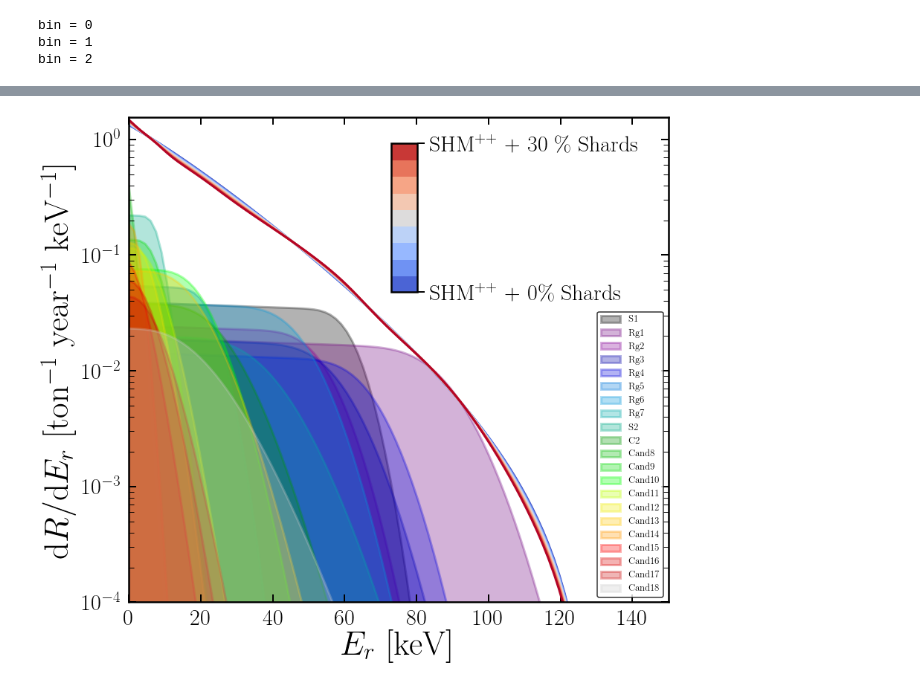
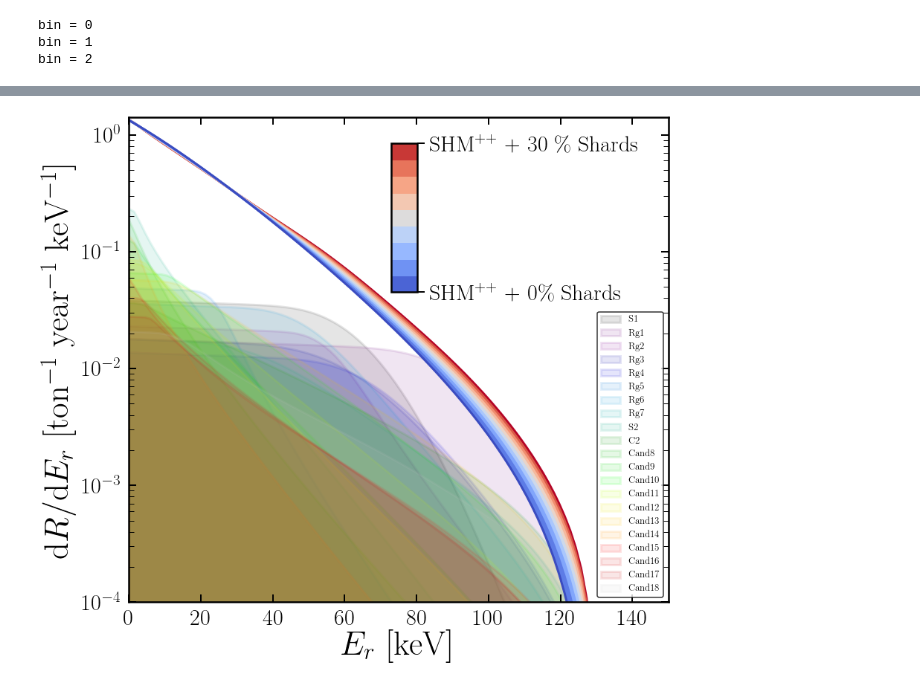
Before and after one commit to cajohare/DarkShards, a Jupyter notebook: code/PlotShards.ipynb, the cells around one changed output, grey strips where cells are left out. Cells and saved outputs as stored; diff of their text form; code cells hidden in the pictures.

```diff
--- a/code/PlotShards.ipynb
+++ b/code/PlotShards.ipynb
@@ -211,8 +228,8 @@ for i in range(0,nn):
             v[:,0] = vr[i]
             v[:,1] = vth[j]
             v[:,2] = vz
-            fv2_Iso[i,j] = trapz(VelocityDist_Isotropic(v,v_lab),vz)
-            fv2_Saus[i,j] = trapz(VelocityDist_Triaxial(v,v_lab),vz)
+            fv2_Iso[i,j] = trapz(VelocityDist_Isotropic(v,day),vz)
+            fv2_Saus[i,j] = trapz(VelocityDist_Triaxial(v,day,sig_beta),vz)
 
 fv2_Shards = zeros(shape=(nn,nn,nshards))
 for k in range(0,nshards):
@@ -228,7 +245,7 @@ for k in range(0,nshards):
                 v[:,0] = vr[i]
                 v[:,1] = vth[j]
                 v[:,2] = vz
-                fv2_Shards[i,j,k] = pops[k]*trapz(VelocityDist_3D(v,v_lab-v_s,sig_s),vz)
+                fv2_Shards[i,j,k] = pops[k]*trapz(VelocityDist_Triaxial(v,day,sig_s,v_shift=v_s),vz)
 # %%
 fig = plt.figure(figsize=(13,12))
 ax = fig.add_subplot(111)
@@ -667,13 +701,14 @@ def qhat(x):
     qhat[0,2] = x[0]
     return qhat
 
+v_lab = LabVelocitySimple(day)
 x_lab = -1.0*v_lab/sqrt(sum(v_lab**2.0))
 
 m_chi = 50.0
 sigma_p = 1.0e-45
 A = F19.MassNumber
 
-ne = 100
+ne = 300
 Evals = linspace(0.1,100.0,ne)
 xmin0 = zeros(shape=(ne,2))
 xmin_in = array([-0.05,4.4])
@@ -681,7 +716,7 @@ dth0 = zeros(shape=(ne))
 for i in range(0,ne):
     v_min = MinimumWIMPSpeed(Evals[i],A,m_chi)
     def fhat0(x):
-        return -1.0*fhat_Isotropic(v_min,qhat(x),v_lab)
+        return -1.0*fhat_Isotropic(v_min,qhat(x),day)
     if fhat0(xmin_in)==0.0:
         dth0[i] = 0.0
     else:
@@ -698,11 +733,11 @@ for j in range(0,n_xi):
     for i in range(0,ne):
         v_min = MinimumWIMPSpeed(Evals[i],A,m_chi)
         def fhat(x):
-            fhat = -1.0*(1-xi)*fhat_Isotropic(v_min,qhat(x),v_lab)
+            fhat = -1.0*(1-xi)*fhat_Isotropic(v_min,qhat(x),day)
             for k in range(0,nshards):
-                v_s = dat[k,0:3]
-                sig_s = sqrt(sum(dat[k,6:9]**2.0))/3.0
-                fhat += -1.0*xi*pops[k]*fhat_Isotropic(v_min,qhat(x),v_lab-v_s,sqrt(2.0)*sig_s,v_esc)
+                v_s = velocities[k,:]
+                sig_s = dispersions[k,:]
+                fhat += -1.0*xi*pops[k]*fhat_Triaxial(v_min,qhat(x),day,sig_s,v_shift=v_s)
             return fhat
         if fhat(xmin_in)==0.0:
             dth[i,j] = 0.0
@@ -770,62 +805,63 @@ A = 19
 m_chi = 50.0
 sigma_p = 1.e-45
 
-v_lab = LabVelocitySimple(67,HaloModel)
 v_min = MinimumWIMPSpeed(Evals,A,m_chi)
 
 # Halo
-gmin0 = 1.0*gvmin_Isotropic(v_min,v_lab)
+gmin0 = 1.0*gvmin_Isotropic(v_min,day)
 #gmin0 += 0.25*gvmin_Triaxial(v_min,v_lab)
 dR0 = diffRecoilRate_SI(Evals,gmin0,A,sigma_p,m_chi,rho_0=0.55)
 
 # Streams
 dR = zeros(shape=(nshards,ne))
 for isub in range(0,nshards):
-    v_spin = dat[isub,0:3]
-    v0_str = sqrt(sum(dat[isub,6:9]**2.0))/(3.0*sqrt(2.0))
-    gmin_sub = pops[isub]*gvmin_Isotropic(v_min,v_lab-v_spin,v0_str,v_esc)
+    v_s = velocities[isub,:]
+    sig_s = dispersions[isub,:]
+    gmin_sub = pops[isub]*gvmin_Triaxial(v_min,day,sig_s,v_shift=v_s)
     dR[isub,:] =diffRecoilRate_SI(Evals,gmin_sub,A,sigma_p,m_chi,rho_0=0.55)
-
-# Plot combined model
-for j in range(0,n_xi):
-    y = (1-xi_vals[j])*dR0+xi_vals[j]*sum(dR,0)
-    plt.fill_between(Evals,y,y2=dR0,color=col[j,:])
-    plt.plot(Evals,y,color=col[j,:],linewidth=3)
 
 # Plot individual streams
 colstrs = (cm.spectral(linspace(0,1,nshards)))
 for i in range(0,nshards):
-    plt.fill_between(Evals,dR[i,:],linewidth=3,color=colstrs[i,:],label = names[i],alpha=0.3)
+    plt.fill_between(Evals,dR[i,:],linewidth=3,color=colstrs[i,:],label = names[i],alpha=0.1)
+leg = plt.legend(loc='lower right',fontsize=13,edgecolor='k')
+leg.get_frame().set_linewidth(1.5)
+
+# Plot combined model
+for j in range(0,n_xi):
+    y = (1-xi_vals[n_xi-1-j])*dR0+xi_vals[n_xi-1-j]*sum(dR,0)
+    plt.fill_between(Evals,y,y2=dR0,color=col[n_xi-1-j,:])
+    plt.plot(Evals,y,color=col[n_xi-1-j,:],linewidth=3)
+
 
 # Style
 ax.set_xlim(left=0.0,right=Evals[-1])
 ax.set_ylim(bottom=1.0e-4)
 plt.yscale('log')
 ax.tick_params(which='major',direction='in',width=2,length=10,right=True,top=True,pad=10,labelsize=30)
 ax.tick_params(which='minor',direction='in',width=1,length=7,right=True,top=True)
 plt.ylabel(r'$\textrm{d}R/\textrm{d}E_r$ [ton$^{-1}$ year$^{-1}$ keV$^{-1}$]',fontsize=45);
 plt.xlabel(r"$E_r$ [keV]",fontsize=45);
-leg = plt.legend(loc='lower right',fontsize=13,edgecolor='k')
-leg.get_frame().set_linewidth(1.5)
+
 
 # Custom colorbar
 cbaxes = inset_axes(ax, width="5%", height="50%", bbox_to_anchor=[-190, 330, 700, 400])
 norm = mpl.colors.Normalize(vmin=0,vmax=1)
 sm = plt.cm.ScalarMappable(cmap=cmap, norm=norm)
 sm.set_array([])
 plt.colorbar(sm,cax=cbaxes,ticks=(0,1),boundaries=linspace(0,1,n_xi))
 f = plt.gcf().get_children()
 cbar = f[2]
 cbar.set_yticklabels([cbar_min,cbar_max])  # vertically oriented colorbar
 cbar.tick_params(labelsize=30)
 cbar.tick_params(which='major',direction='out',width=2,length=10,right=True,top=False,pad=7)
 cbar.tick_params(which='minor',direction='out',width=2,length=7,right=True,top=False)
 
 # Save figure
 plt.show()
 fig.savefig('../plots/'+pltname+'.pdf',bbox_inches='tight')
 fig.savefig('../plots/plots_png/'+pltname+'.png',bbox_inches='tight')
 # %% [output]
-[figure, old version]
+[figure, new version]
 # %%
 # Figure setup
```
Also changed, not shown: parts of 13 cells of this notebook, 27 other files.
